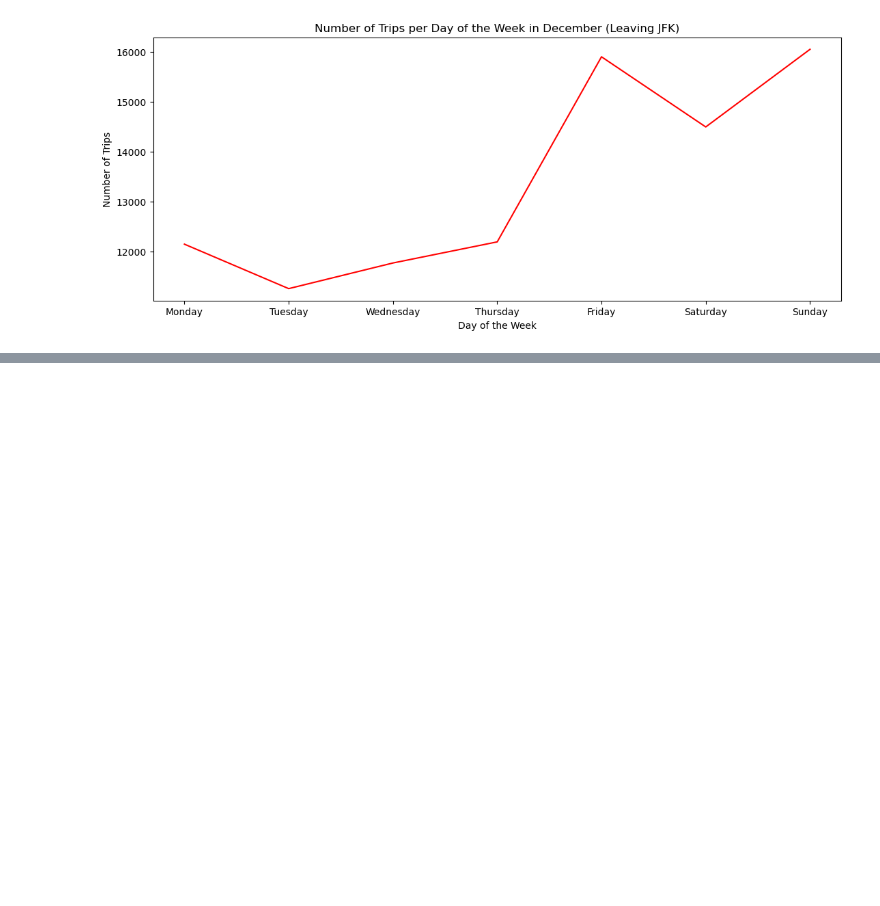
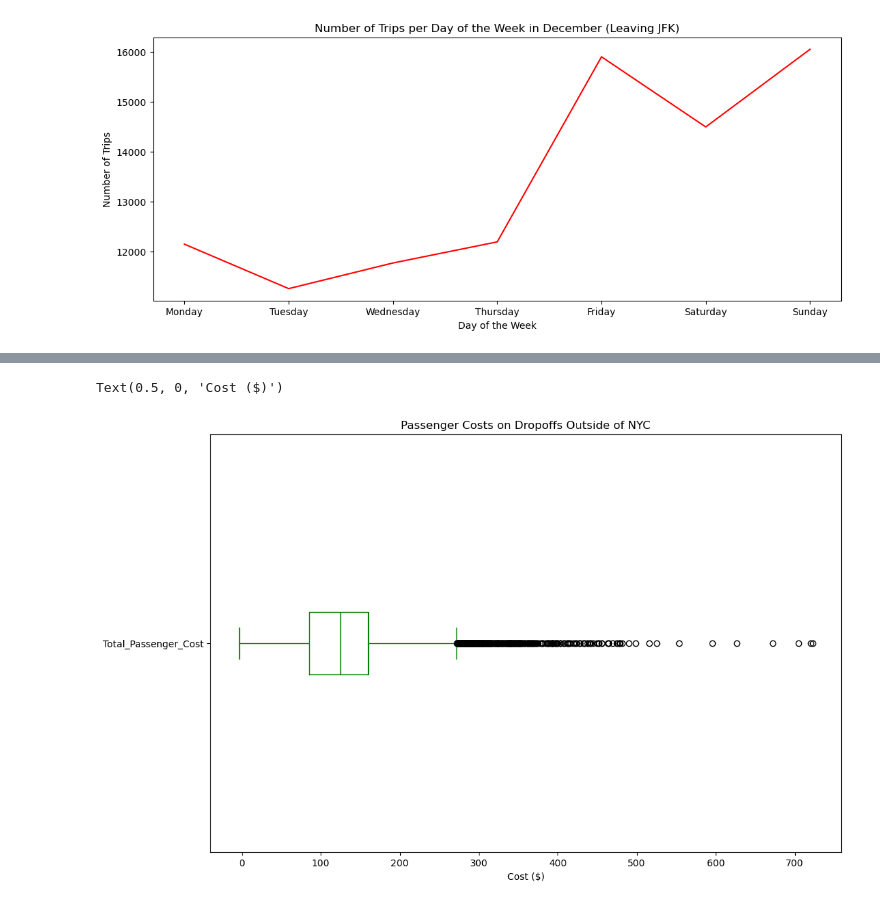
Before and after one commit to T-Haight/project1_group1_osubootcamp, a Jupyter notebook: Common_Trends_JFK.ipynb, the cells around one changed output, grey strips where cells are left out. Saved outputs shown, nothing was run; the diff lists cells and outputs as text; code cells hidden in the pictures; blank space fills up the shorter version.

```diff
--- a/Common_Trends_JFK.ipynb
+++ b/Common_Trends_JFK.ipynb
@@ -131,0 +238,9 @@ plt.show()
+# %%
+# Boxplot for passenger costs on dropoffs outside of NYC
+full_jfk_locations_df[full_jfk_locations_df["Dropoff_Zone"] == "Outside of NYC"]["Total_Passenger_Cost"].plot(kind="box", figsize=(12, 8), color="green",vert=False)
+plt.title("Passenger Costs on Dropoffs Outside of NYC")
+plt.ylabel(None)
+plt.xlabel("Cost ($)")
+# %% [output]
+Text(0.5, 0, 'Cost ($)')
+[figure, added]
```
Also changed, not shown: parts of 28 cells of this notebook.
